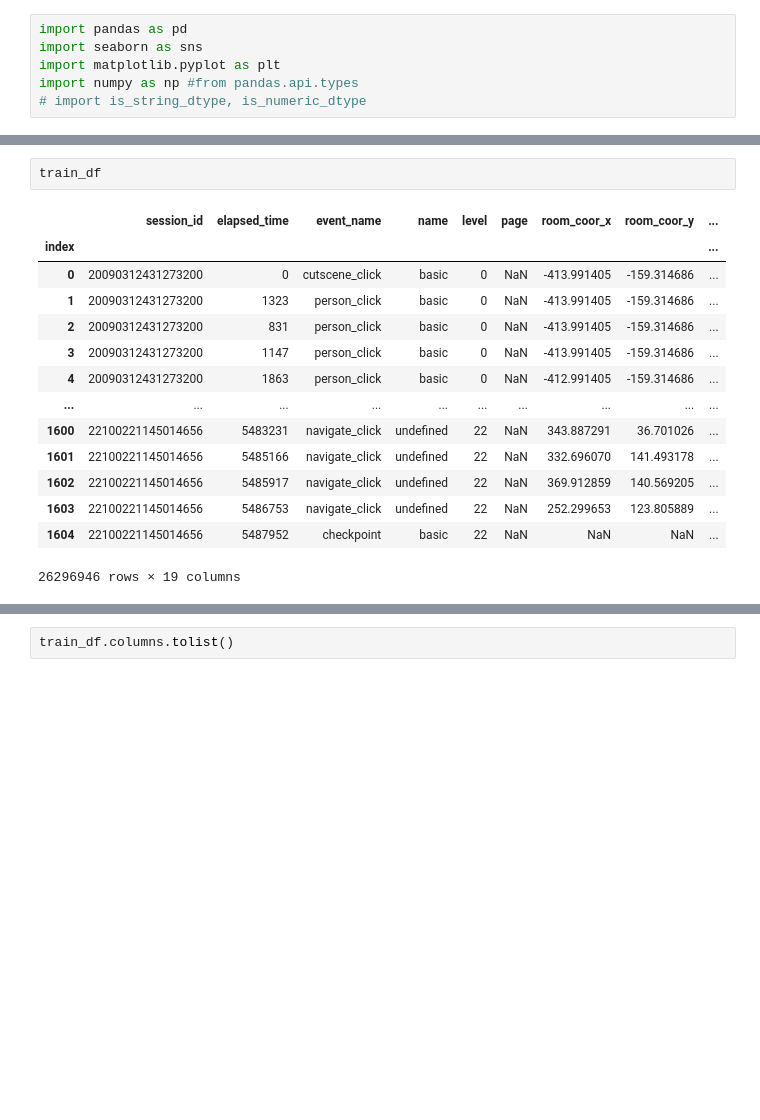
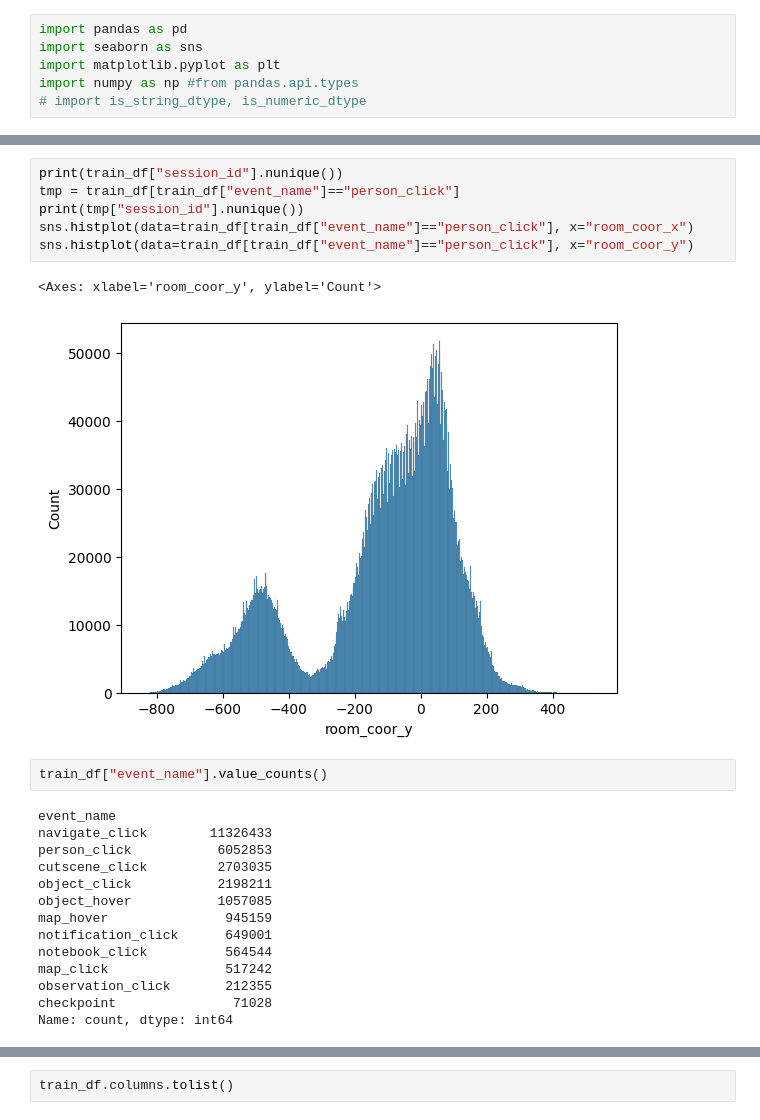
Before and after one commit to LiyanaNormal/kaggle_game_pred, a Jupyter notebook: notebook/game_pred.ipynb, the cells around one changed output, grey strips where cells are left out. Saved outputs shown, nothing was run; the diff lists cells and outputs as text; blank space fills up the shorter version.

```diff
--- a/notebook/game_pred.ipynb
+++ b/notebook/game_pred.ipynb
@@ -28,17 +61,25 @@ df
+# %%
+print(train_df["session_id"].nunique())
+tmp = train_df[train_df["event_name"]=="person_click"]
+print(tmp["session_id"].nunique())
+sns.histplot(data=train_df[train_df["event_name"]=="person_click"], x="room_coor_x")
+sns.histplot(data=train_df[train_df["event_name"]=="person_click"], x="room_coor_y")
+# %% [output]
+<Axes: xlabel='room_coor_y', ylabel='Count'>
+[figure, added]
 # %%
-train_df
+train_df["event_name"].value_counts()
 # %% [output]
-|  | session_id | elapsed_time | event_name | name | level | page | room_coor_x | room_coor_y | ... |
-| index |  |  |  |  |  |  |  |  | ... |
-| 0 | 20090312431273200 | 0 | cutscene_click | basic | 0 | NaN | -413.991405 | -159.314686 | ... |
-| 1 | 20090312431273200 | 1323 | person_click | basic | 0 | NaN | -413.991405 | -159.314686 | ... |
-| 2 | 20090312431273200 | 831 | person_click | basic | 0 | NaN | -413.991405 | -159.314686 | ... |
-| 3 | 20090312431273200 | 1147 | person_click | basic | 0 | NaN | -413.991405 | -159.314686 | ... |
-| 4 | 20090312431273200 | 1863 | person_click | basic | 0 | NaN | -412.991405 | -159.314686 | ... |
-| ... | ... | ... | ... | ... | ... | ... | ... | ... | ... |
-| 1600 | 22100221145014656 | 5483231 | navigate_click | undefined | 22 | NaN | 343.887291 | 36.701026 | ... |
-| 1601 | 22100221145014656 | 5485166 | navigate_click | undefined | 22 | NaN | 332.696070 | 141.493178 | ... |
-| 1602 | 22100221145014656 | 5485917 | navigate_click | undefined | 22 | NaN | 369.912859 | 140.569205 | ... |
-| 1603 | 22100221145014656 | 5486753 | navigate_click | undefined | 22 | NaN | 252.299653 | 123.805889 | ... |
-| 1604 | 22100221145014656 | 5487952 | checkpoint | basic | 22 | NaN | NaN | NaN | ... |
-26296946 rows × 19 columns
+event_name
+navigate_click        11326433
+person_click           6052853
+cutscene_click         2703035
+object_click           2198211
+object_hover           1057085
+map_hover               945159
+notification_click      649001
+notebook_click          564544
+map_click               517242
+observation_click       212355
+checkpoint               71028
+Name: count, dtype: int64
```
Also changed, not shown: parts of 12 cells of this notebook.
